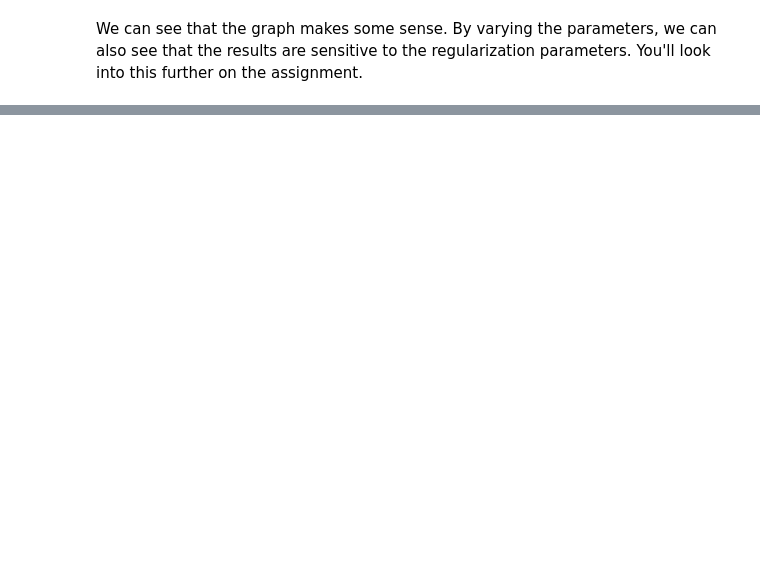
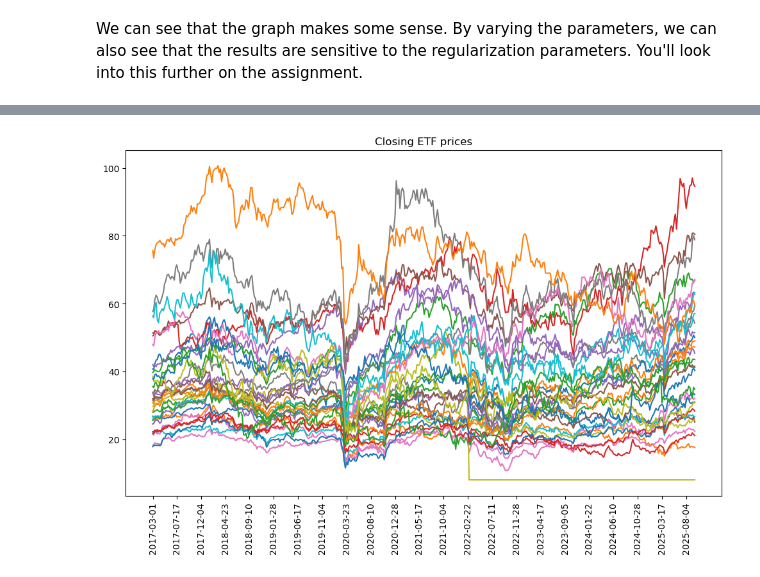
Before and after one commit to Andrea-ZW/SDS665, a Jupyter notebook: demos/graphs/glasso_demo.ipynb, the cells around one changed output, grey strips where cells are left out. Drawn from its saved outputs; the diff is of its cells as text; code cells hidden in the pictures; blank space fills up the shorter version.

```diff
--- a/demos/graphs/glasso_demo.ipynb
+++ b/demos/graphs/glasso_demo.ipynb
@@ -215,0 +190,6 @@ We can see that the graph makes some sense. By varying the parameters, we can al
+# %%
+# R saved: Date × tickers of WEEKLY log-returns
+df = pd.read_csv("sp500_prices_weekly.csv", parse_dates=["date"]).set_index("date")
+df.index.name = "Date"
+dates = df.index
+df
@@ -215,0 +211,9 @@ We can see that the graph makes some sense. By varying the parameters, we can al
+# %%
+plt.figure(figsize=(12, 7))
+plt.plot(df)
+plt.xlabel('')
+_ = plt.xticks(dates[np.arange(0, len(dates), 20)], rotation=90)
+_ = plt.title('Closing ETF prices')
+plt.show()
+# %% [output]
+[figure, added]
```
Also changed, not shown: parts of 20 cells of this notebook, 1 other file.
